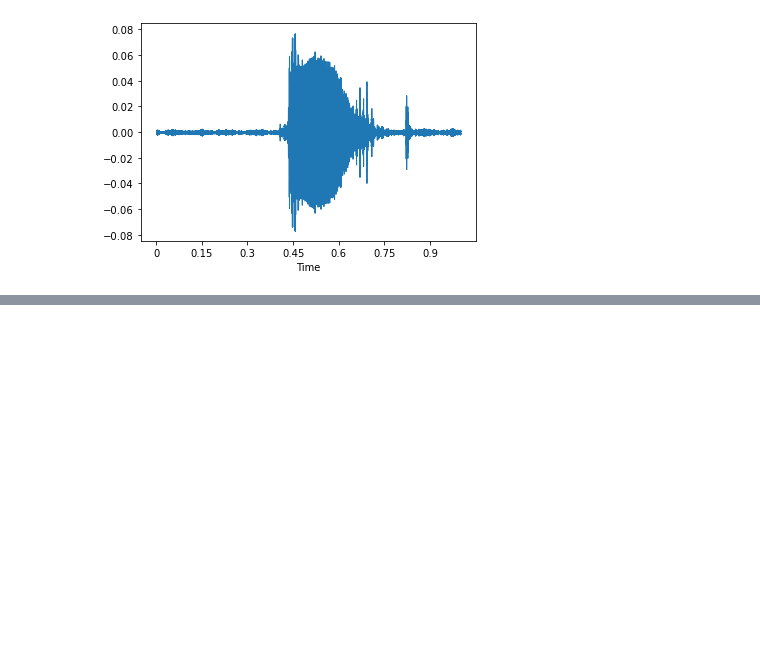
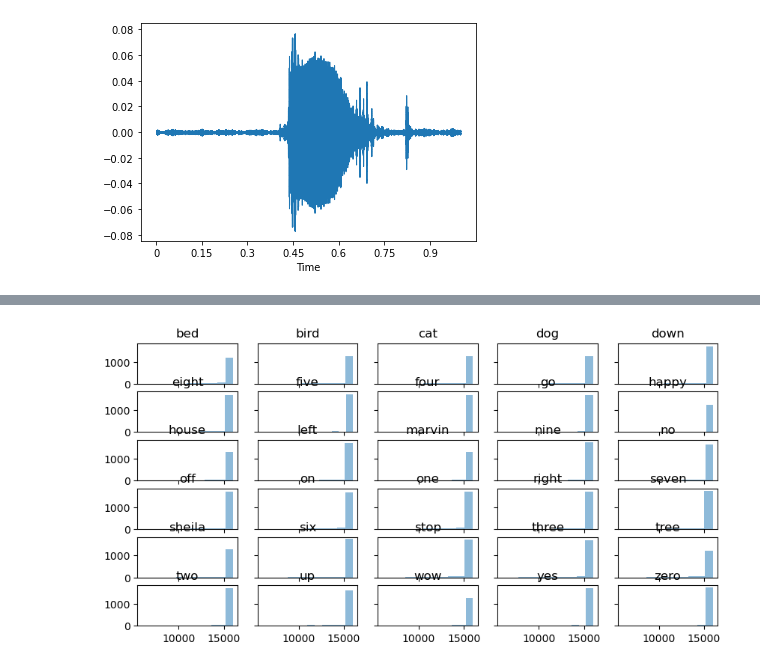
Before and after one commit to japsingh/speech-recognition, a Jupyter notebook: cleaning-speech-dataset.ipynb, the cells around one changed output, grey strips where cells are left out. Cells and saved outputs as stored; diff of their text form; code cells hidden in the pictures; blank space fills up the shorter version.

```diff
--- a/cleaning-speech-dataset.ipynb
+++ b/cleaning-speech-dataset.ipynb
@@ -82,0 +216,8 @@ length = 1.0s
+# %%
+
+fig, axes = plt.subplots(6, 5, figsize=(10,5), dpi=100, sharex=True, sharey=True)
+for i, (ax, view) in enumerate(zip(axes.flatten(), views)):
+    ax.hist(view[1], alpha=0.5, label=view[0])
+    ax.set_title(view[0])
+# %% [output]
+[figure, added]
```
Also changed, not shown: parts of 18 cells of this notebook.
